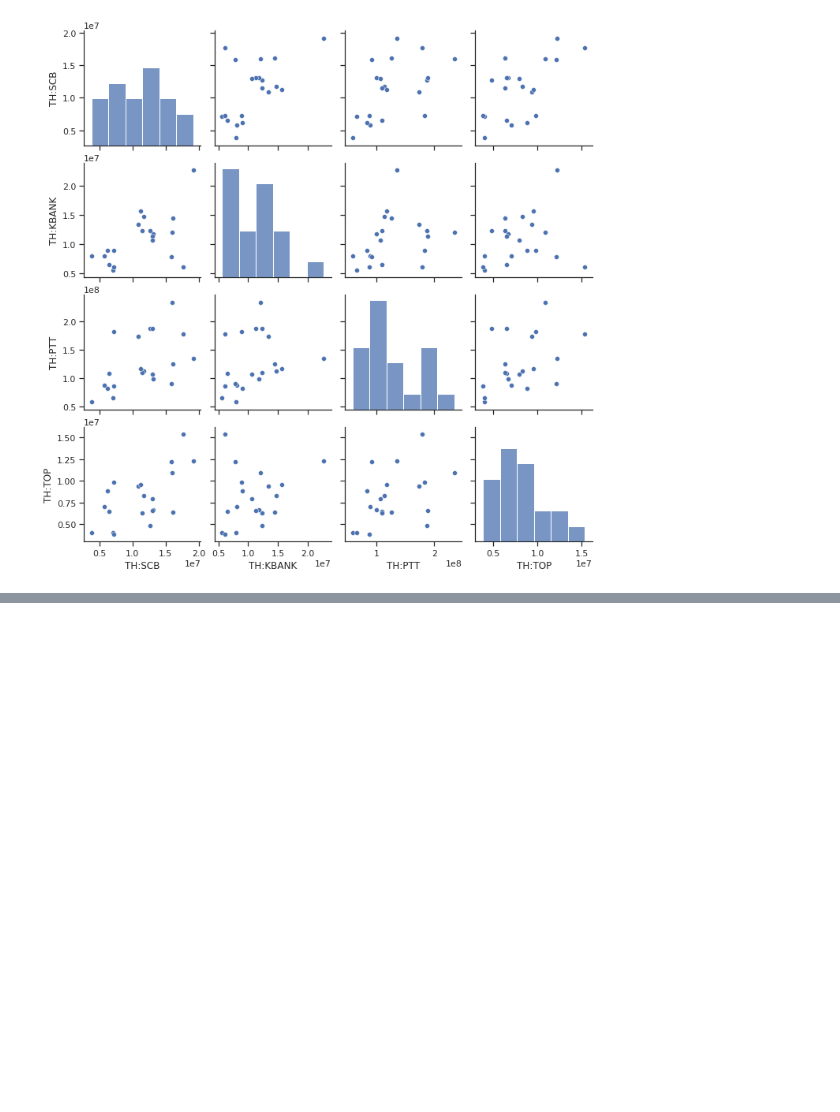
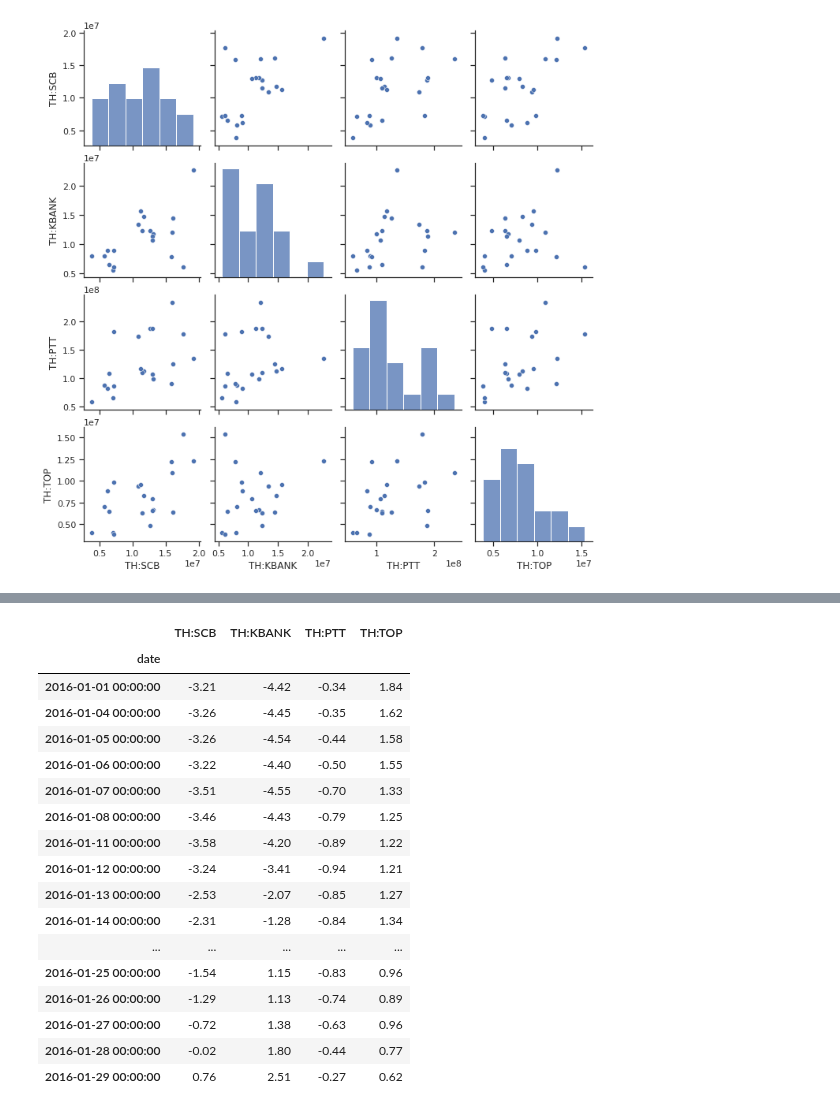
Before and after one commit to chayapan/thesis, a Jupyter notebook: 2.0 Feature Engineering/ClusteringAnalysis/ScatterplotMatrix-StockAndFeature.ipynb, the cells around one changed output, grey strips where cells are left out. Saved outputs shown, nothing was run; the diff lists cells and outputs as text; code cells hidden in the pictures; blank space fills up the shorter version.

```diff
--- a/2.0 Feature Engineering/ClusteringAnalysis/ScatterplotMatrix-StockAndFeature.ipynb
+++ b/2.0 Feature Engineering/ClusteringAnalysis/ScatterplotMatrix-StockAndFeature.ipynb
@@ -258,0 +341,31 @@ sns.pairplot(df)
+# %%
+
+
+stocks = ('TH:SCB','TH:KBANK','TH:PTT','TH:TOP')
+
+series = []
+for s in stocks:
+    s1 = df_fact[df_fact['stock']==s][['date','MACD']]
+    s1 = s1.set_index('date').rename(columns={'MACD':s})
+    series.append(s1)
+df = pd.concat(series, axis=1)
+df
+# %% [output]
+|  | TH:SCB | TH:KBANK | TH:PTT | TH:TOP |
+| date |  |  |  |  |
+| 2016-01-01 00:00:00 | -3.21 | -4.42 | -0.34 | 1.84 |
+| 2016-01-04 00:00:00 | -3.26 | -4.45 | -0.35 | 1.62 |
+| 2016-01-05 00:00:00 | -3.26 | -4.54 | -0.44 | 1.58 |
+| 2016-01-06 00:00:00 | -3.22 | -4.40 | -0.50 | 1.55 |
+| 2016-01-07 00:00:00 | -3.51 | -4.55 | -0.70 | 1.33 |
+| 2016-01-08 00:00:00 | -3.46 | -4.43 | -0.79 | 1.25 |
+| 2016-01-11 00:00:00 | -3.58 | -4.20 | -0.89 | 1.22 |
+| 2016-01-12 00:00:00 | -3.24 | -3.41 | -0.94 | 1.21 |
+| 2016-01-13 00:00:00 | -2.53 | -2.07 | -0.85 | 1.27 |
+| 2016-01-14 00:00:00 | -2.31 | -1.28 | -0.84 | 1.34 |
+| ... | ... | ... | ... | ... |
+| 2016-01-25 00:00:00 | -1.54 | 1.15 | -0.83 | 0.96 |
+| 2016-01-26 00:00:00 | -1.29 | 1.13 | -0.74 | 0.89 |
+| 2016-01-27 00:00:00 | -0.72 | 1.38 | -0.63 | 0.96 |
+| 2016-01-28 00:00:00 | -0.02 | 1.80 | -0.44 | 0.77 |
+| 2016-01-29 00:00:00 | 0.76 | 2.51 | -0.27 | 0.62 |
```
Also changed, not shown: parts of 8 cells of this notebook.
